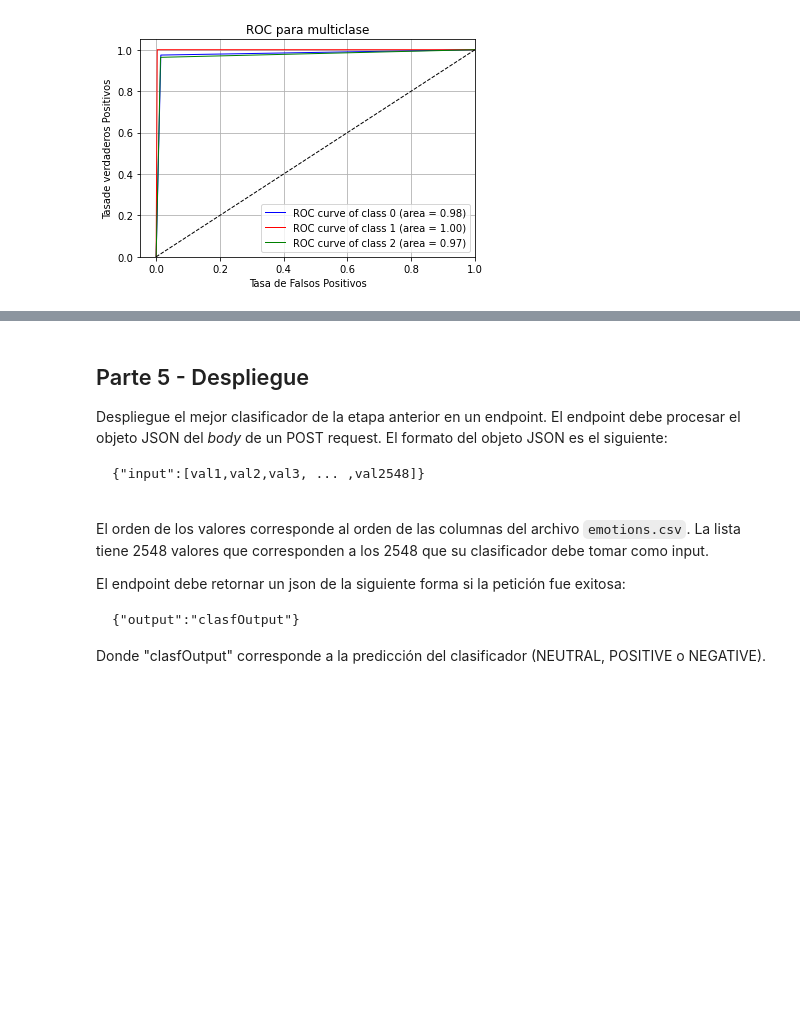
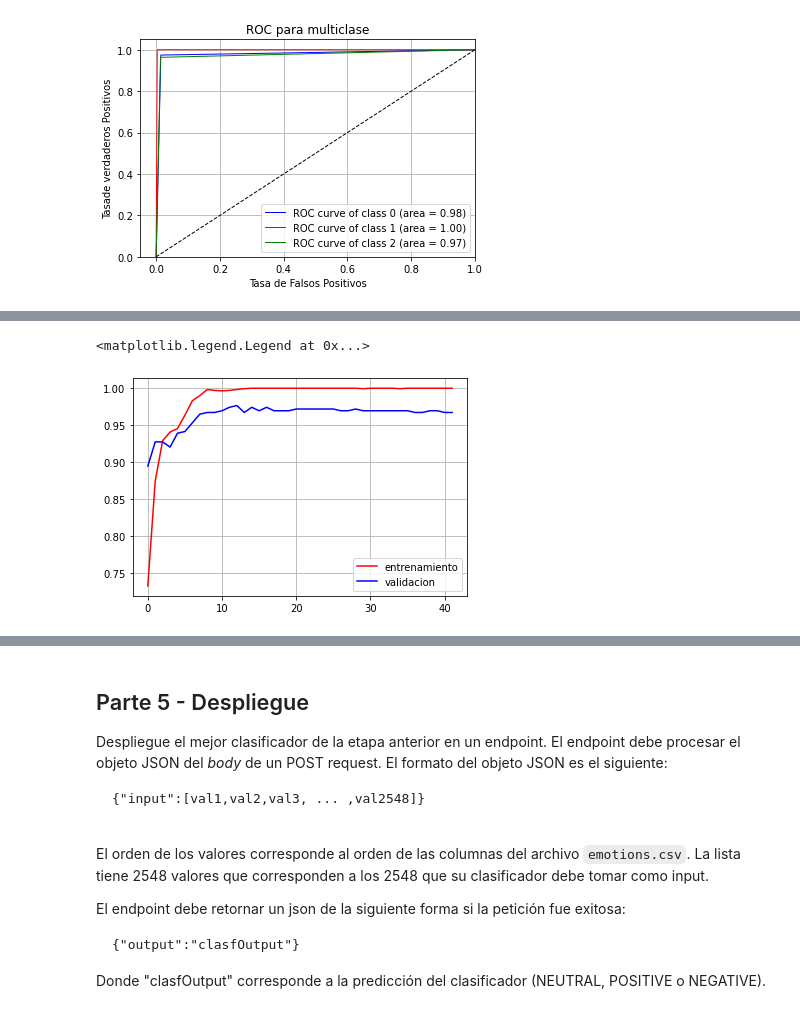
Before and after one commit to jomen93/PruebaCientificoDeDatos, a Jupyter notebook: Prueba.ipynb, the cells around one changed output, grey strips where cells are left out. Cells and saved outputs as stored; diff of their text form; code cells hidden in the pictures; blank space fills up the shorter version.

```diff
--- a/Prueba.ipynb
+++ b/Prueba.ipynb
@@ -821,0 +805,32 @@ plt.grid(True)
+# %%
+_input = keras.Input(shape=Xc.shape[1])
+
+caps = Dense(256, activation="relu")(_input)
+caps = Dense(128, activation="tanh")(caps)
+caps = Dense(64, activation="sigmoid")(caps)
+caps = Dense(32, activation="tanh")(caps)
+caps = Dense(16, activation="relu")(caps)
+caps = Dropout(.1)(caps)
+output = Dense(3, activation="softmax")(caps)
+
+model = keras.Model(inputs=_input, outputs=output)
+
+model.compile(loss = "categorical_crossentropy",
+              optimizer = "Adam",
+#               metrics=[keras.metrics.CategoricalAccuracy()]
+              metrics=["accuracy"]
+             )
+# %%
+stop=EarlyStopping(patience=5,monitor="loss")
+
+y_trainc_ = to_categorical(y_trainc, 3)
+y_testc_ = to_categorical(y_testc, 3)
+
+history = model.fit(X_trainc,
+                    y_trainc_,
+                    batch_size=32,
+                    epochs=200,
+                    callbacks=[stop],
+                    validation_data=(X_testc, y_testc_),
+                    verbose = 2,
+                    )
@@ -821,0 +855,15 @@ plt.grid(True)
+# %%
+train = history.history["accuracy"]
+val = history.history["val_accuracy"]
+
+train_loss = history.history["loss"]
+val_loss = history.history["val_loss"]
+
+# Error plots
+plt.plot(train, "r", label="entrenamiento")
+plt.plot(val, "b", label="validacion")
+plt.grid(True)
+plt.legend()
+# %% [output]
+<matplotlib.legend.Legend at 0x...>
+[figure, added]
```
Also changed, not shown: parts of 13 cells of this notebook.
